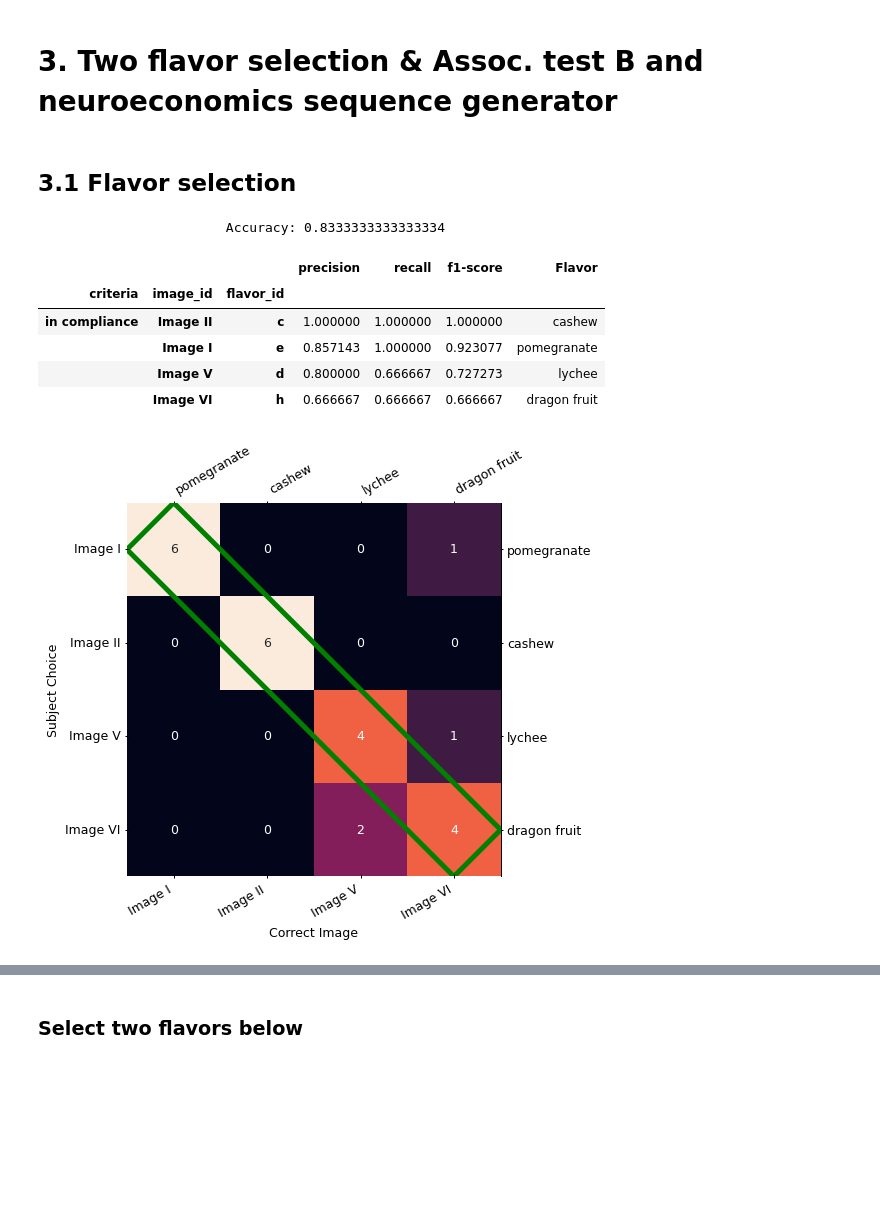
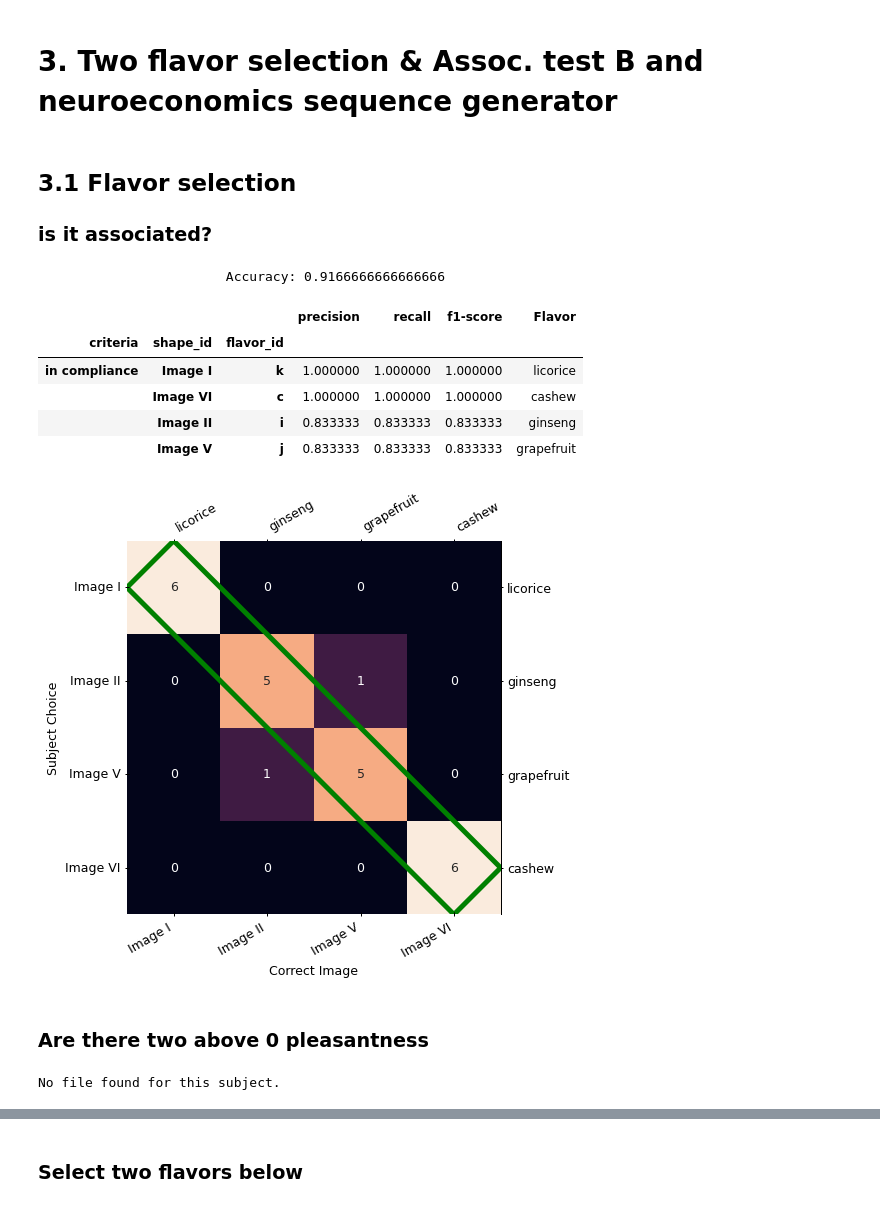
Before and after one commit to ffviana/nutreconDrive, a Jupyter notebook: 1. Acquisition/notebooks/1. Day 1.ipynb, the cells around one changed output, grey strips where cells are left out. Cells and saved outputs as stored; diff of their text form; code cells hidden in the pictures; blank space fills up the shorter version.

```diff
--- a/1. Acquisition/notebooks/1. Day 1.ipynb
+++ b/1. Acquisition/notebooks/1. Day 1.ipynb
@@ -105,9 +108,9 @@ ___
 
 # 0. Create subject
 # %%
-subject_nr = 1
+subject_nr = 21
 
-subject_code = '{}{:03d}'.format(experiment_code, subject_nr)
+subject_code = '{}{:03d}'.format(_v_.experiment_code, subject_nr)
 
 timestamp = datetime.now().timestamp()
 print(subject_code)
@@ -225,8 +260,8 @@ since Python 3.9 and will be removed in a subsequent version.
 # %%
 associationTest1_df = pd.concat([imageFlavor_df]*6).sample(frac = 1).reset_index(drop = 'False')
 associationTest1_df.index += 1
-associationTest1_df.index.name = assocTestOrder1_colName
+associationTest1_df.index.name = _v_.assocTestOrder1_colName
 
-associationTest1_df = save_json(associationTest1_df, subject_code, assoc1_order_fileID, sequences_dataPath)
-associationTest1_df.drop(columns = [flavorName_colName, imageName_colName])
+associationTest1_df = save_json(associationTest1_df, subject_code, _v_.assoc1_order_fileID, _v_.sequences_dataPath)
+associationTest1_df.drop(columns = [_v_.flavorName_colName, _v_.shapeName_colName])
 # %% [output]
@@ -253,20 +316,40 @@ File already exists. Created on 2022-11-24 10:04:46
 # 3. Two flavor selection & Assoc. test B  and neuroeconomics sequence generator
 # %% [markdown]
 ## 3.1 Flavor selection
+### is it associated?
 # %%
 min_correctResp = 4
 
-atest_day1_sequence = [get_key(imageDecoder,p) for p in associationTest1_df['image_id'].tolist()]
-atest_day1_responses, _ = loadResponses(responses_dataPath, 'day1_atest', subject_code)
+atest_day1_sequence = [get_key(_v_.imageDecoder,p) for p in associationTest1_df[_v_.shapeID_colName].tolist()]
+atest_day1_responses, _ = loadResponses(_v_.responses_dataPath, 'day1_atest', subject_code)
+fig, report = reportAndConfusionMatrix(atest_day1_sequence, atest_day1_responses[_v_.shapeID_colName].tolist(), flavorImage_code)
+aTest_report_df = check_atest(report, flavorImage_code, min_correctResp)
 
-fig, report = reportAndConfusionMatrix(atest_day1_sequence, atest_day1_responses['image_id'].tolist(), flavorImage_code)
-check_atest(report, flavorImage_code, min_correctResp)
+AssociatedFlavors = list(aTest_report_df.iloc[
+    aTest_report_df.index.get_level_values('criteria') == 'in compliance'].reset_index()[_v_.flavorID_colName])
+aTest_report_df
 # %% [output]
-                        Accuracy: 0.8333333333333334
+                        Accuracy: 0.9166666666666666
 |  |  |  | precision | recall | f1-score | Flavor |
-| criteria | image_id | flavor_id |  |  |  |  |
-| in compliance | Image II | c | 1.000000 | 1.000000 | 1.000000 | cashew |
-|  | Image I | e | 0.857143 | 1.000000 | 0.923077 | pomegranate |
-|  | Image V | d | 0.800000 | 0.666667 | 0.727273 | lychee |
-|  | Image VI | h | 0.666667 | 0.666667 | 0.666667 | dragon fruit |
+| criteria | shape_id | flavor_id |  |  |  |  |
+| in compliance | Image I | k | 1.000000 | 1.000000 | 1.000000 | licorice |
+|  | Image VI | c | 1.000000 | 1.000000 | 1.000000 | cashew |
+|  | Image II | i | 0.833333 | 0.833333 | 0.833333 | ginseng |
+|  | Image V | j | 0.833333 | 0.833333 | 0.833333 | grapefruit |
-[figure, old version]
+[figure, new version]
+# %% [markdown]
+### Are there two above 0 pleasantness
+# %%
+df_pleas2 = None
+
+df_, _ = loadResponses(_v_.responses_dataPath, _v_.flav_ratings_d1_2_fileID, subject_code)
+
+if not df_ is None: # responses exist
+  # merge ratings with presentation order to match flavors with trials
+  df_pleas2 = presentation_order_df.reset_index().merge(df_[ratings_colNames],
+                                    left_on = _v_.pres_order_colName, right_on = 'Trial').drop(columns='Trial')
+  df_pleas2 = df_pleas2[df_pleas2[_v_.pleasanteness_colName] > 0]
+
+df_pleas2
+# %% [output]
+No file found for this subject.
```
Also changed, not shown: parts of 19 cells of this notebook, 6 other files.
